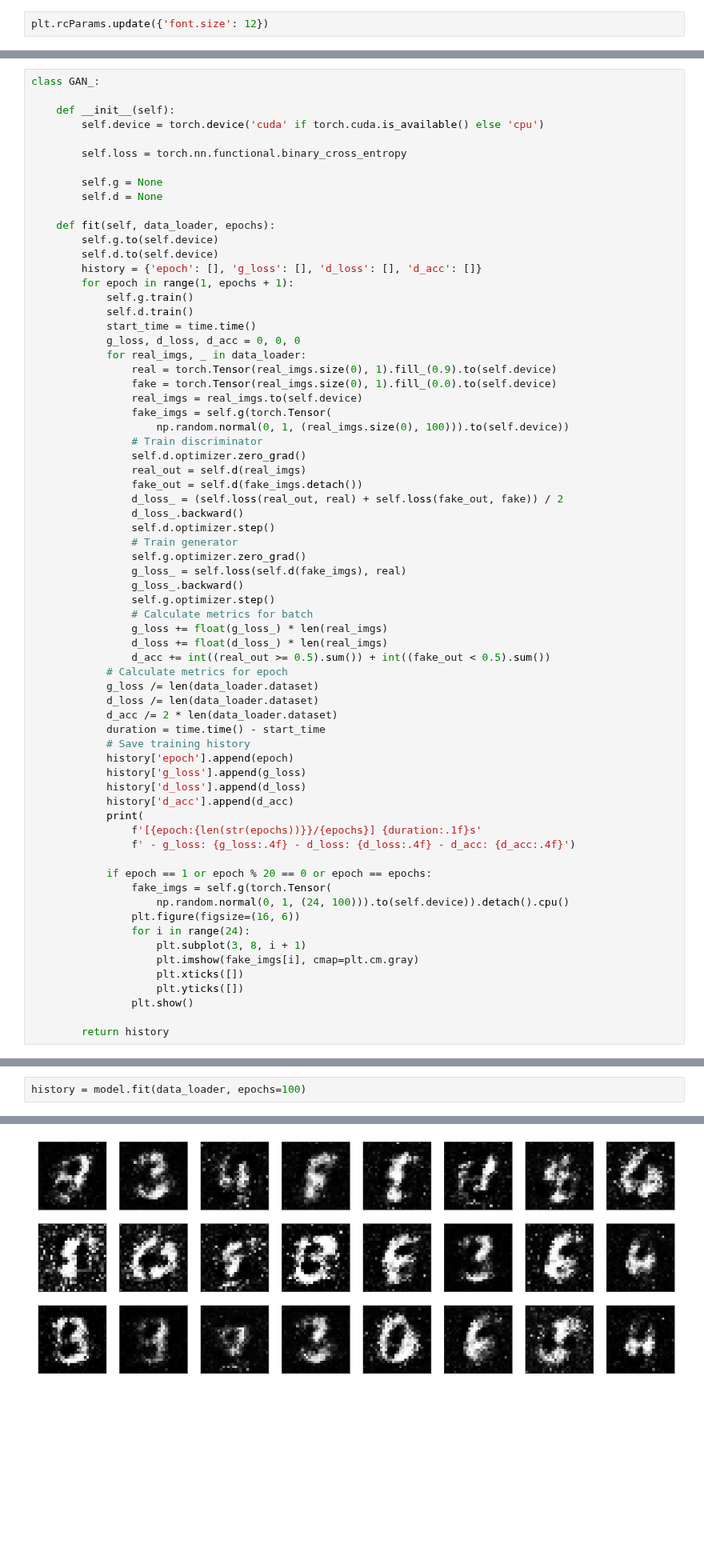
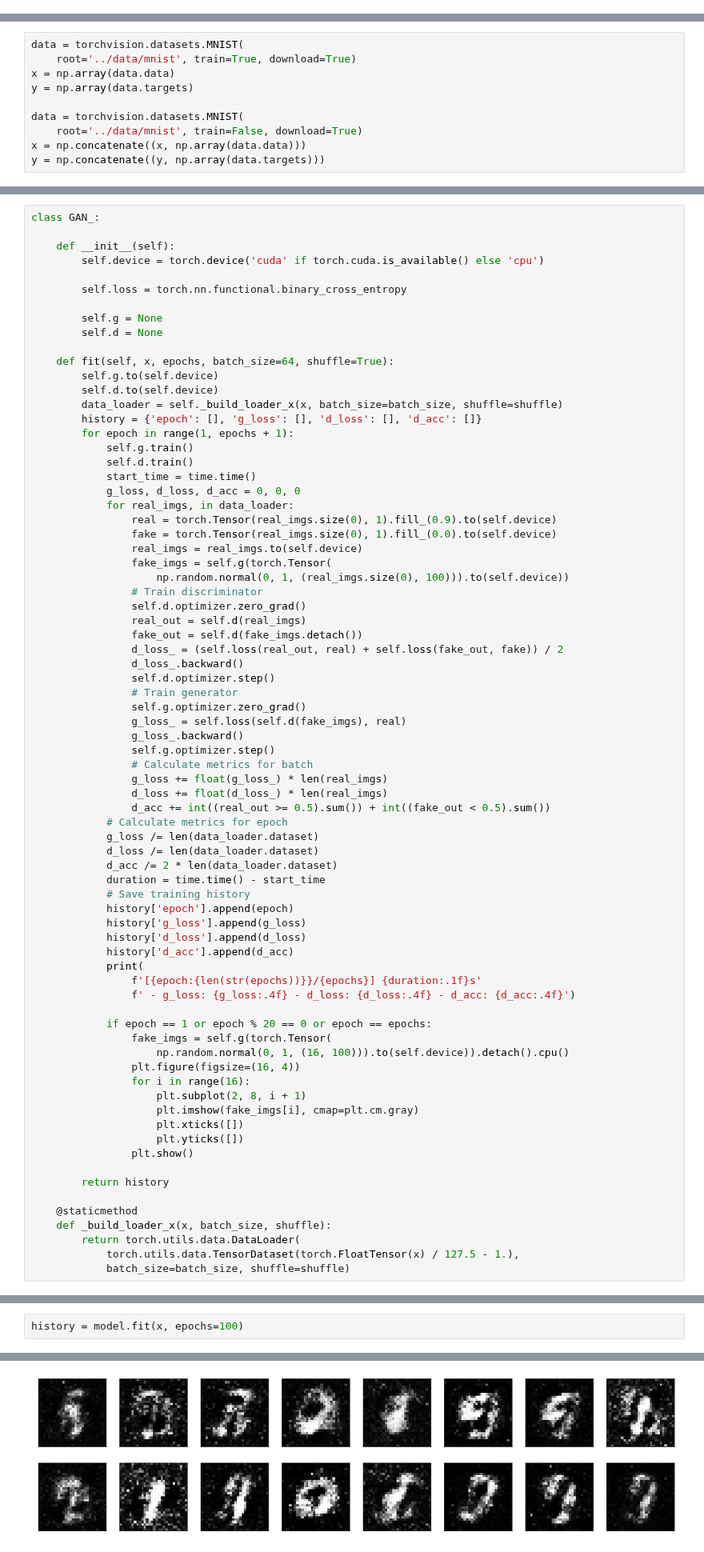
Before and after one commit to czyzi0/ml-notebooks, a Jupyter notebook: notebooks/mnist-gan.ipynb, the cells around one changed output, grey strips where cells are left out. Shown at 80% size. Cells and saved outputs as stored; diff of their text form; blank space fills up the shorter version.

```diff
--- a/notebooks/mnist-gan.ipynb
+++ b/notebooks/mnist-gan.ipynb
@@ -8,2 +9,0 @@ from matplotlib import pyplot as plt
-# %%
-plt.rcParams.update({'font.size': 12})
@@ -30,3 +10,13 @@ x = np.array(train_set.data)
+# %%
+data = torchvision.datasets.MNIST(
+    root='../data/mnist', train=True, download=True)
+x = np.array(data.data)
+y = np.array(data.targets)
+
+data = torchvision.datasets.MNIST(
+    root='../data/mnist', train=False, download=True)
+x = np.concatenate((x, np.array(data.data)))
+y = np.concatenate((y, np.array(data.targets)))
 # %%
 plt.figure(figsize=(16, 16))
 for i in range(64):
@@ -68,16 +58,17 @@ class GAN_:
         self.g = None
         self.d = None
 
-    def fit(self, data_loader, epochs):
+    def fit(self, x, epochs, batch_size=64, shuffle=True):
         self.g.to(self.device)
         self.d.to(self.device)
+        data_loader = self._build_loader_x(x, batch_size=batch_size, shuffle=shuffle)
         history = {'epoch': [], 'g_loss': [], 'd_loss': [], 'd_acc': []}
         for epoch in range(1, epochs + 1):
             self.g.train()
             self.d.train()
             start_time = time.time()
             g_loss, d_loss, d_acc = 0, 0, 0
-            for real_imgs, _ in data_loader:
+            for real_imgs, in data_loader:
                 real = torch.Tensor(real_imgs.size(0), 1).fill_(0.9).to(self.device)
                 fake = torch.Tensor(real_imgs.size(0), 1).fill_(0.0).to(self.device)
                 real_imgs = real_imgs.to(self.device)
@@ -115,16 +106,22 @@ class GAN_:
 
             if epoch == 1 or epoch % 20 == 0 or epoch == epochs:
                 fake_imgs = self.g(torch.Tensor(
-                    np.random.normal(0, 1, (24, 100))).to(self.device)).detach().cpu()
-                plt.figure(figsize=(16, 6))
-                for i in range(24):
-                    plt.subplot(3, 8, i + 1)
+                    np.random.normal(0, 1, (16, 100))).to(self.device)).detach().cpu()
+                plt.figure(figsize=(16, 4))
+                for i in range(16):
+                    plt.subplot(2, 8, i + 1)
                     plt.imshow(fake_imgs[i], cmap=plt.cm.gray)
                     plt.xticks([])
                     plt.yticks([])
                 plt.show()
 
         return history
+
+    @staticmethod
+    def _build_loader_x(x, batch_size, shuffle):
+        return torch.utils.data.DataLoader(
+            torch.utils.data.TensorDataset(torch.FloatTensor(x) / 127.5 - 1.),
+            batch_size=batch_size, shuffle=shuffle)
 # %%
 class GAN(GAN_):
 
@@ -182,5 +179,5 @@ class GAN(GAN_):
 # %%
 model = GAN()
 # %%
-history = model.fit(data_loader, epochs=100)
+history = model.fit(x, epochs=100)
 # %% [output]
@@ -188 +185 @@ history = model.fit(data_loader, epochs=100)
-[figure, old version]
+[figure, new version]
```
Also changed, not shown: parts of 7 cells of this notebook.
